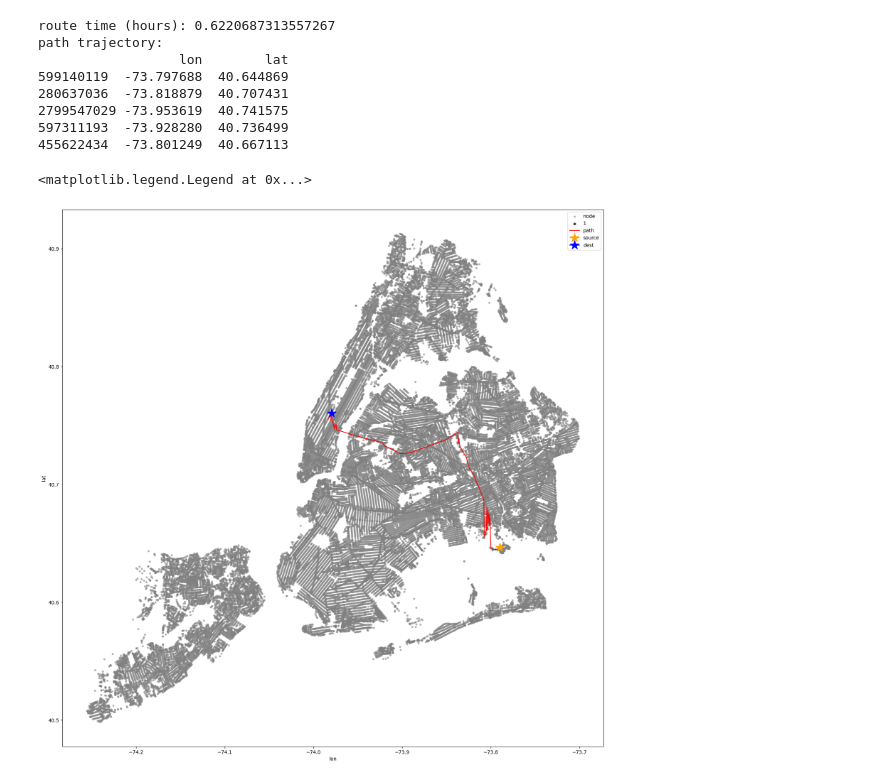
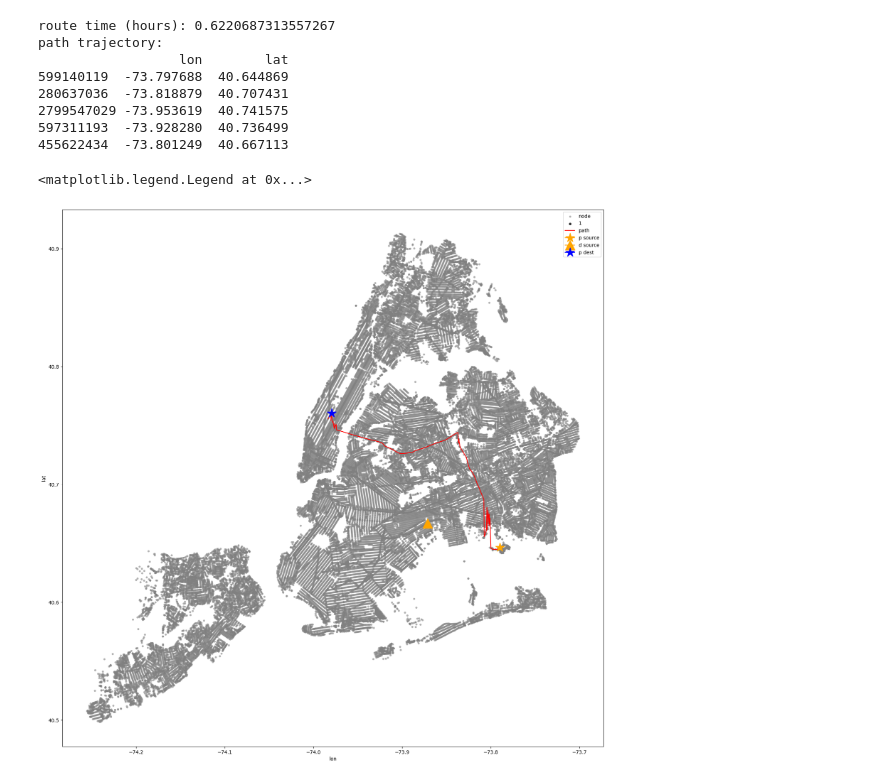
Before and after one commit to dmorales024/NotUber, a Jupyter notebook: task1.ipynb, the cells around one changed output. Drawn from its saved outputs; the diff is of its cells as text; code cells hidden in the pictures.

```diff
--- a/task1.ipynb
+++ b/task1.ipynb
@@ -53,7 +54,7 @@ def haversine_distance(lat1, lon1, lat2, lon2):
 def get_nearest_node(lat, lon):
     '''
     Find nearest node via Haversine distance
-    TODO: Find more efficient nearest node method
+    TODO: Find more efficient nearest node method, how account for time if very far from nearest node?
     '''
     min_dist = float('inf')
     nearest_node = ''
@@ -173,21 +174,22 @@ def ride():
 # Classes (Driver, Passenger)
 # %%
 class driver:
-    def __init__(self, appear, source_lat, source_lon):
+    def __init__(self, index, appear, source_lat, source_lon):
+        self.id = index
         self.appear = get_datetime(appear)
         self.source = (source_lat, source_lon)
         self.ride_time = 0 #total time logged driving passengers
         self.pickup_time = 0 #total time logged driving to passengers
         self.source_node = get_nearest_node(self.source[0], self.source[1])
         self.current_node = self.source_node #update as performing routes
-        #TODO: add finish time (available + 8 hours)
 
     def get_profit(self):
         self.profit = self.ride_time - self.pickup_time
         return self.profit
 # %%
 class passenger:
-    def __init__(self, appear, source_lat, source_lon, dest_lat, dest_lon):
+    def __init__(self, index, appear, source_lat, source_lon, dest_lat, dest_lon):
+        self.id = index
         self.appear = get_datetime(appear)
         self.source = (source_lat, source_lon)
         self.dest = (dest_lat, dest_lon)
@@ -260,11 +284,12 @@ path trajectory:
 # %%
 #plot nodes and path coords
 plt.figure(figsize=(20, 20))
 sns.scatterplot(nodes_df, x='lon', y='lat', size=1, alpha=0.6, linewidth=0, label='node', color='grey')
 sns.lineplot(path_coords, x='lon', y='lat', color='red', alpha=1, label='path')
-plt.plot([p1.source[1]], [p1.source[0]], marker='*', color='orange', markersize=20, label='source')
-plt.plot([p1.dest[1]], [p1.dest[0]], marker='*', color='blue', markersize=20, label='dest')
+plt.plot([p1.source[1]], [p1.source[0]], marker='*', color='orange', markersize=20, label='p source')
+plt.plot([d1.source[1]], [d1.source[0]], marker='^', color='orange', markersize=20, label='d source')
+plt.plot([p1.dest[1]], [p1.dest[0]], marker='*', color='blue', markersize=20, label='p dest')
 plt.legend()
 # %% [output]
 <matplotlib.legend.Legend at 0x...>
-[figure, old version]
+[figure, new version]
```
Also changed, not shown: parts of 16 cells of this notebook.
